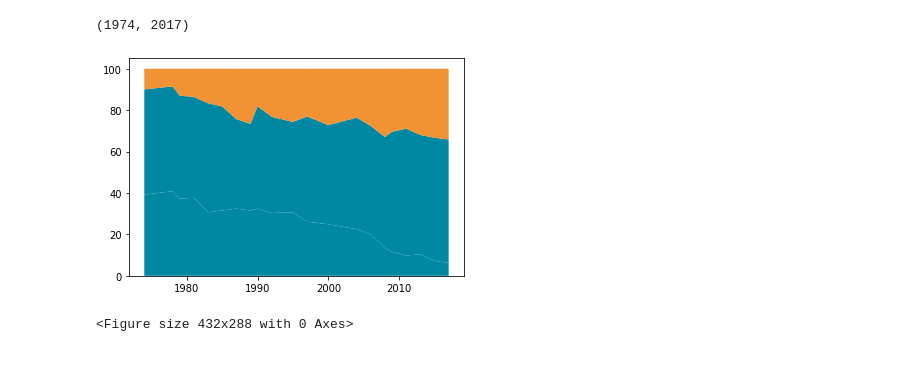
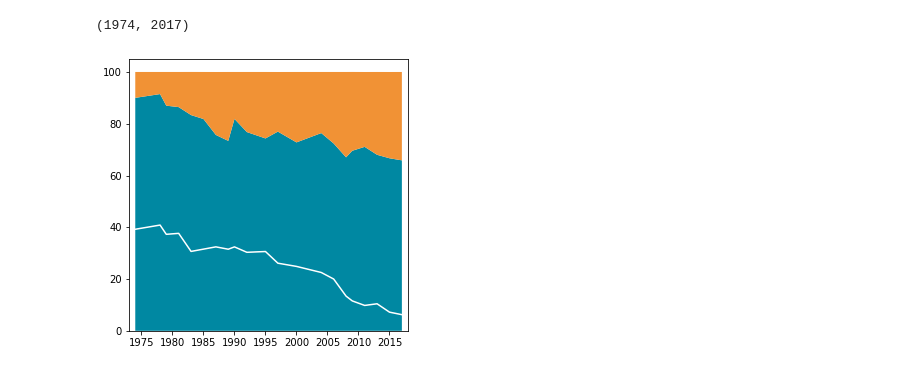
Before and after one commit to Vizzuality/earth-dashboard-data, a Jupyter notebook: processing/FAO_fishing_data.ipynb, the cells around one changed output. Drawn from its saved outputs; the diff is of its cells as text; code cells hidden in the pictures.

Commit message:
figures export

```diff
--- a/processing/FAO_fishing_data.ipynb
+++ b/processing/FAO_fishing_data.ipynb
@@ -245,18 +245,21 @@ years[0], years[-1]
 # %%
 import matplotlib.pyplot as plt
 import numpy as np
 from copy import copy, deepcopy
 
 ## Your x and y axis values
-
 x = deepcopy(years) ## make a copy of years and assign to x
 y=[list(df[df.key == key].value) for key in keys] ## Another list comprehension: get the list of values (df.value column) for each key.
-                                                  ## returns a list of lists which will be stacked bottom-up
-# Basic stacked area chart.
-plt.stackplot(x,y, labels=keys, colors=colors)
+
+
+fig, ax = plt.subplots(figsize=(5, 5))
+
+# Add x-axis and y-axis
+ax.stackplot(x,y, labels=keys, colors=colors)
+ax.plot(df.loc[df['label']=='Underfished','year'],df.loc[df['label']=='Underfished','value'],color='white')
+ax.set_xlim(1973, 2018)
 #plt.legend(loc='upper left')
+fig.savefig(f'../../../Earth_Dashboard/FAO_Fig19.svg',dpi=300,transparent=True,format='svg')
 plt.show()
-plt.savefig(f'../../../Earth_Dashboard/FAO_Fig19.svg',dpi=300,transparent=True,format='svg')
 # %% [output]
-[figure, old version]
+[figure, new version]
-<Figure size 432x288 with 0 Axes>
```
Also changed, not shown: parts of 1 cell of this notebook.
